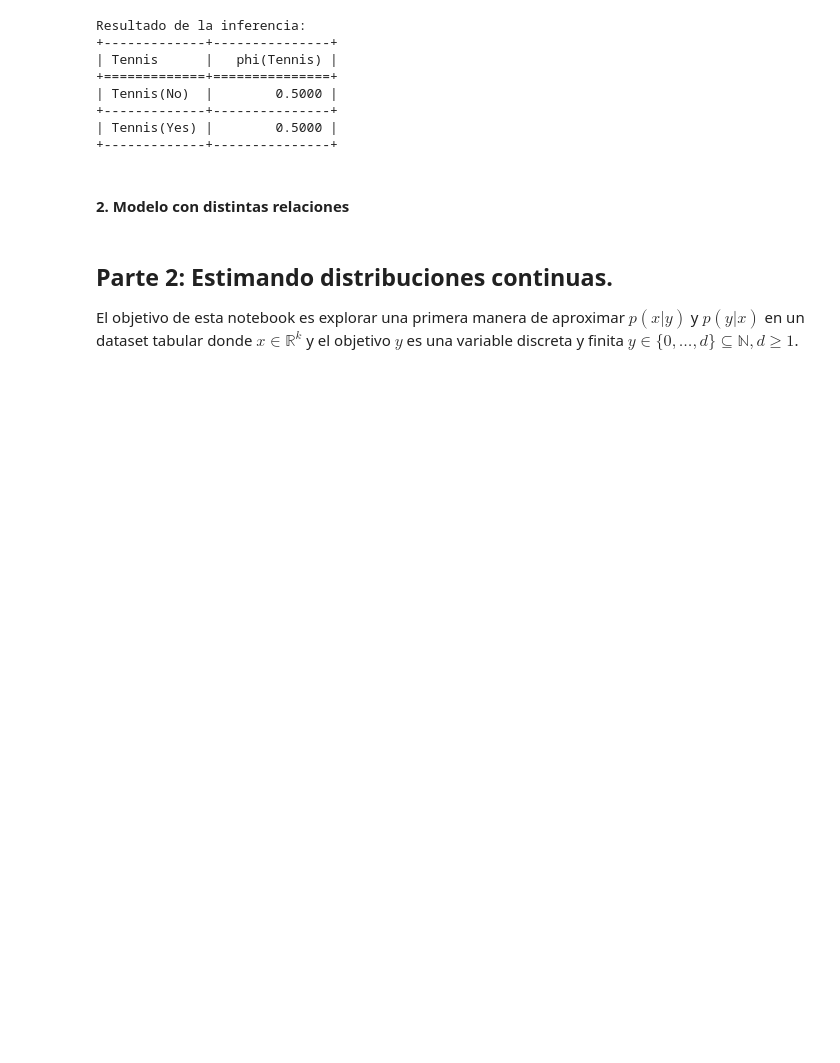
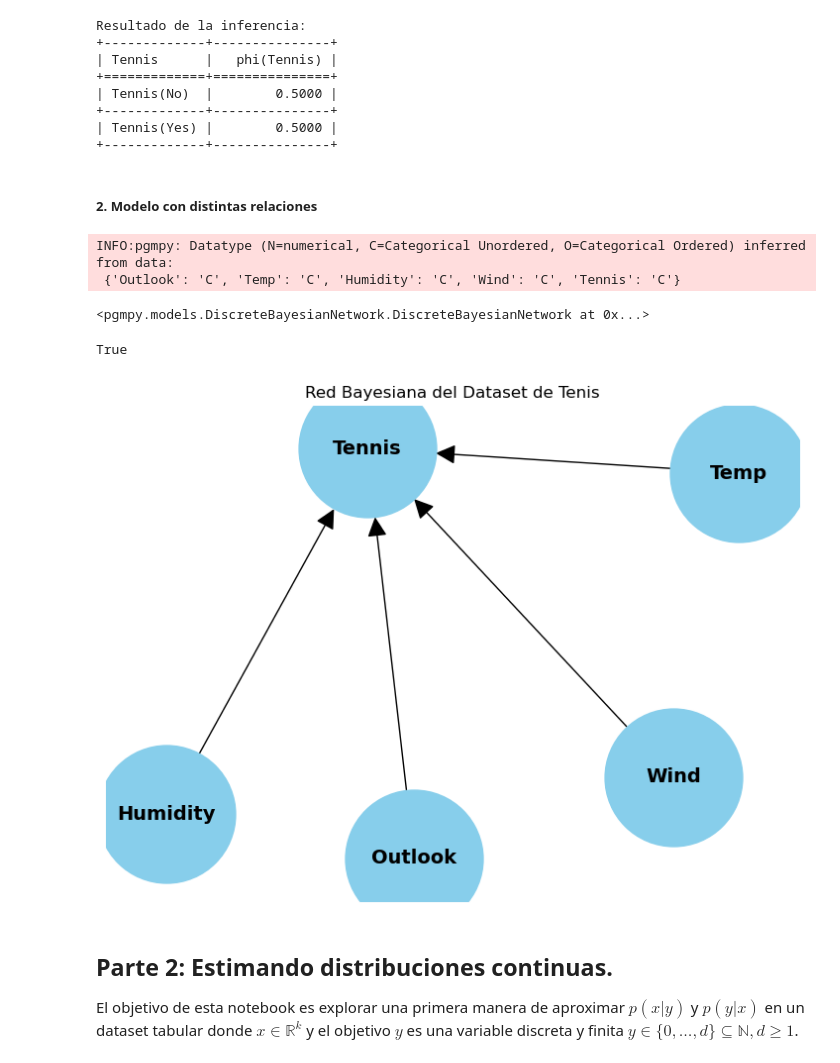
Before and after one commit to octarevetria/IA_Generativa, a Jupyter notebook: Redes Bayesianas/Redes Bayesianas.ipynb, the cells around one changed output. Saved outputs shown, nothing was run; the diff lists cells and outputs as text; code cells hidden in the pictures; blank space fills up the shorter version.

```diff
--- a/Redes Bayesianas/Redes Bayesianas.ipynb
+++ b/Redes Bayesianas/Redes Bayesianas.ipynb
@@ -194,7 +197,27 @@ Resultado de la inferencia:
 | Tennis(Yes) |        0.5000 |
 +-------------+---------------+
 # %% [markdown]
-#### 2. Modelo con distintas relaciones
+##### 2. Modelo con distintas relaciones
+# %%
+relations = [(outlook, tennis), (temp, tennis), (humidity, tennis), (wind, tennis)]
+data_2 = data[[outlook, temp, humidity, wind, tennis]]
+# %%
+model = DiscreteBayesianNetwork(relations)
+# %%
+# Aprender los CPDs desde los datos
+model.fit(data_2, estimator=MaximumLikelihoodEstimator)
+# %% [output]
+INFO:pgmpy: Datatype (N=numerical, C=Categorical Unordered, O=Categorical Ordered) inferred from data:
+ {'Outlook': 'C', 'Temp': 'C', 'Humidity': 'C', 'Wind': 'C', 'Tennis': 'C'}
+<pgmpy.models.DiscreteBayesianNetwork.DiscreteBayesianNetwork at 0x...>
+# %%
+model.check_model()
+# %% [output]
+True
+# %%
+visualize_graph(model)
+# %% [output]
+[figure, added]
 # %% [markdown]
 ## Parte 2: Estimando distribuciones continuas.
 
```
Also changed, not shown: parts of 19 cells of this notebook.
